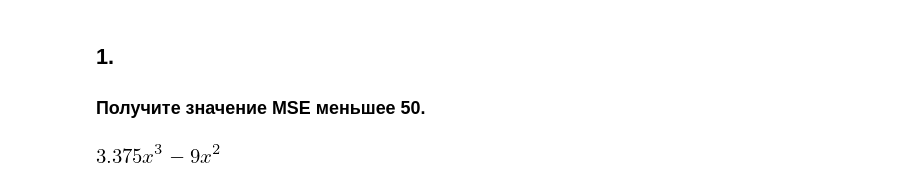
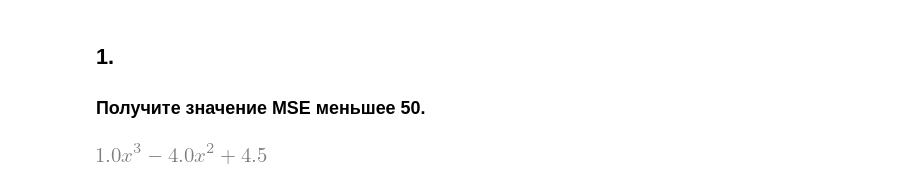
Before and after one commit to m1raynee/inftech, a Jupyter notebook: 3/3.3.ipynb, the cells around one changed output. Saved outputs shown, nothing was run; the diff lists cells and outputs as text; code cells hidden in the pictures.

```diff
--- a/3/3.3.ipynb
+++ b/3/3.3.ipynb
@@ -28,10 +28,10 @@ def print_points_ands_function1(sympy_function):
     MSE = sum([(points_Y[i] - function(points_X[i]))**2 for i in range(len(points_Y))]) / len(points_Y)
     print(f'MSE = {MSE}')
 # %%
-f1 = 3.375 * x ** 3 - 9 * x**2
+f1 = 3.375 * (x/1.5) ** 3 - 9 * (x/1.5)**2 + 4.5
 f1
 # %% [output]
-[figure, old version]
+[figure, new version]
 # %%
 print_points_ands_function1(f1)
 # %% [output]
```
Also changed, not shown: parts of 4 cells of this notebook, 19 other files.
